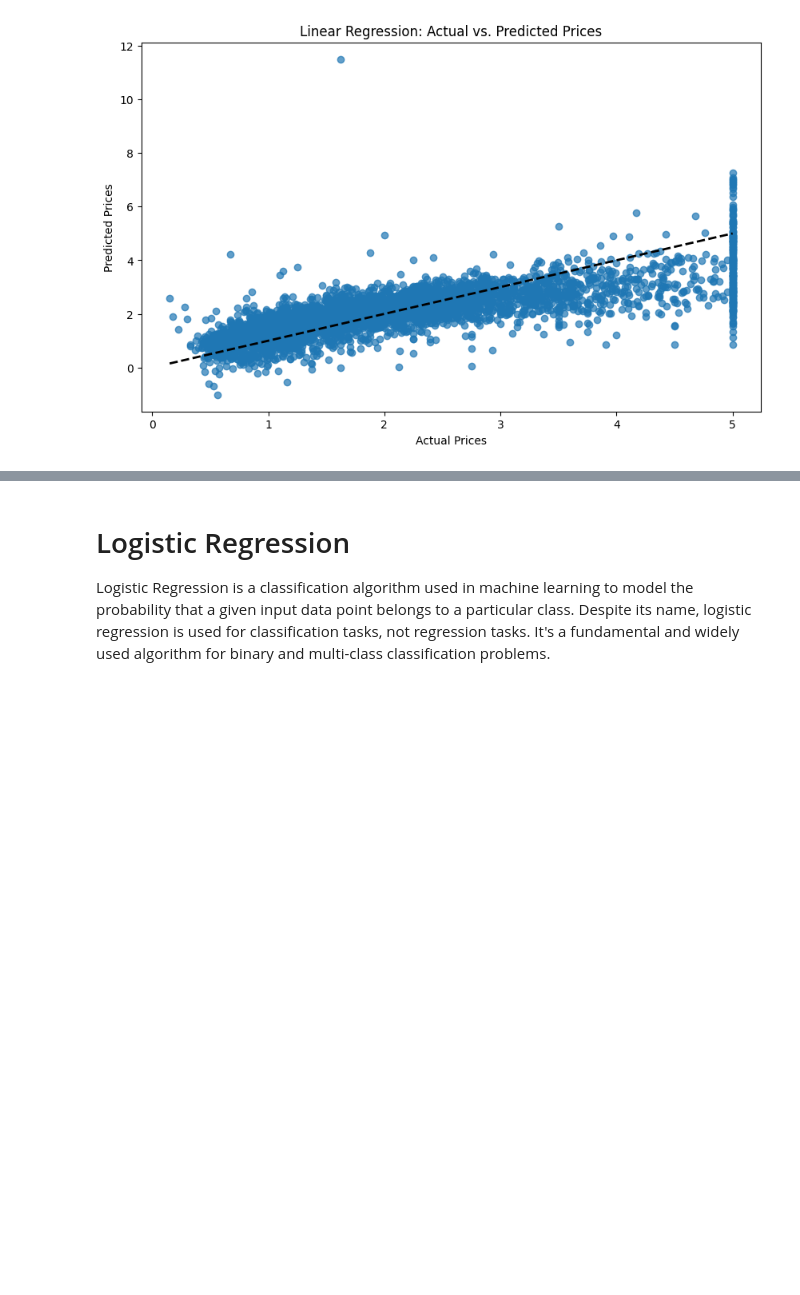
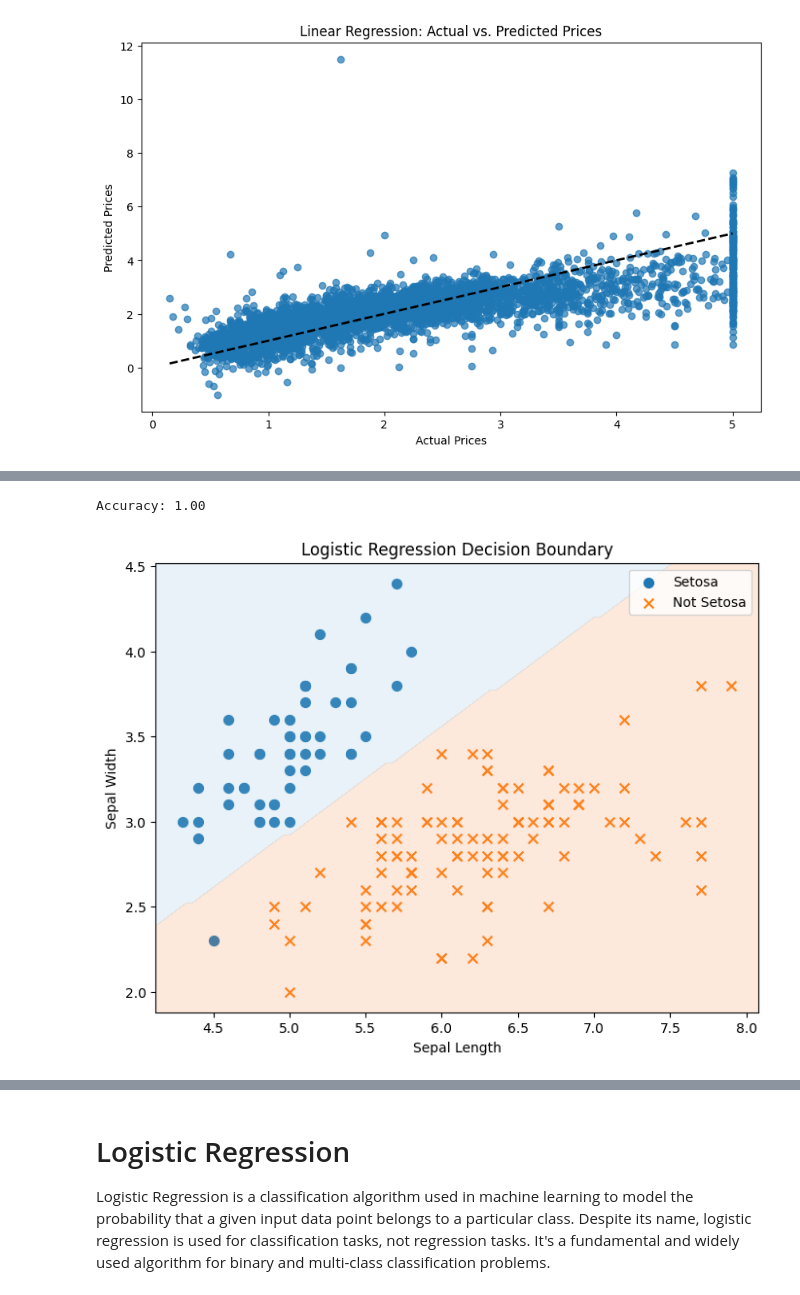
Before and after one commit to Manoj-vbm/Machine_learning, a Jupyter notebook: Machine_learning.ipynb, the cells around one changed output, grey strips where cells are left out. Cells and saved outputs as stored; diff of their text form; code cells hidden in the pictures; blank space fills up the shorter version.

```diff
--- a/Machine_learning.ipynb
+++ b/Machine_learning.ipynb
@@ -95,0 +101,49 @@ Mean Squared Error: 0.5558915986952422
+# %%
+# Import necessary libraries
+from sklearn.datasets import load_iris
+from sklearn.metrics import accuracy_score
+
+# Load the Iris dataset
+iris = load_iris()
+
+# Extract features (sepal length and width) and target (Setosa or not Setosa)
+X = iris.data[:, :2]  # Use only the first two features (sepal length and width)
+y = (iris.target == 0).astype(int)  # 1 for Setosa, 0 for other species
+
+# Split the data into training and testing sets
+X_train, X_test, y_train, y_test = train_test_split(X, y, test_size=0.2, random_state=42)
+
+# Create and train a Logistic Regression classifier
+clf = LogisticRegression(solver='liblinear')
+clf.fit(X_train, y_train)
+
+# Make predictions on the test data
+y_pred = clf.predict(X_test)
+
+# Calculate and print the accuracy of the classifier
+accuracy = accuracy_score(y_test, y_pred)
+print(f"Accuracy: {accuracy:.2f}")
+
+# Visualize the decision boundary
+plt.figure(figsize=(8, 6))
+plt.scatter(X[y == 1][:, 0], X[y == 1][:, 1], label="Setosa", marker='o', s=50)
+plt.scatter(X[y == 0][:, 0], X[y == 0][:, 1], label="Not Setosa", marker='x', s=50)
+ax = plt.gca()
+xlim = ax.get_xlim()
+ylim = ax.get_ylim()
+
+# Create grid to evaluate model
+xx, yy = np.meshgrid(np.linspace(xlim[0], xlim[1], 100),
+                     np.linspace(ylim[0], ylim[1], 100))
+Z = clf.predict(np.c_[xx.ravel(), yy.ravel()]).reshape(xx.shape)
+
+# Plot decision boundary
+plt.contourf(xx, yy, Z, levels=[-1, 0, 1], cmap=plt.cm.RdYlBu, alpha=0.2)
+plt.xlabel("Sepal Length")
+plt.ylabel("Sepal Width")
+plt.title("Logistic Regression Decision Boundary")
+plt.legend()
+plt.show()
+# %% [output]
+Accuracy: 1.00
+[figure, added]
```
Also changed, not shown: parts of 11 cells of this notebook.
